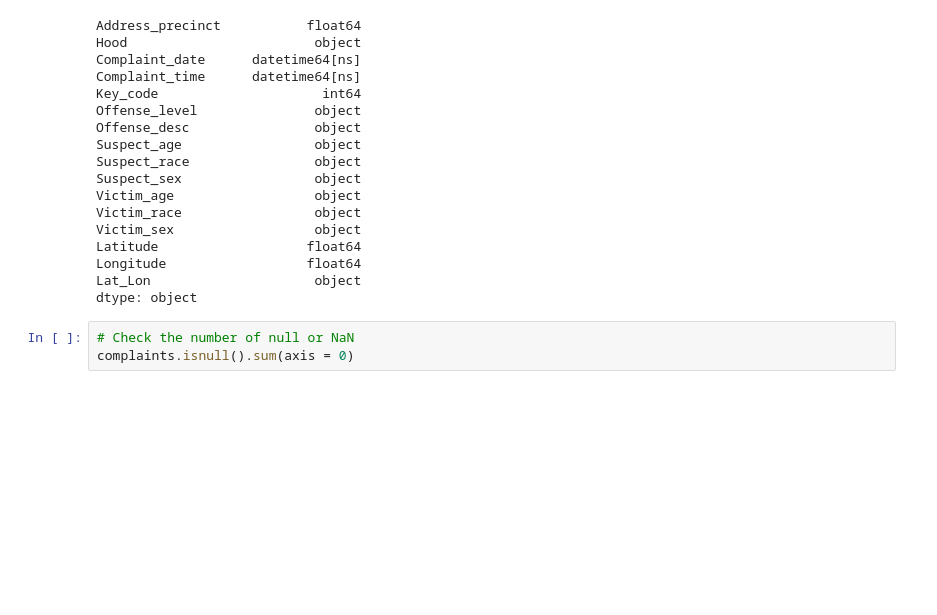
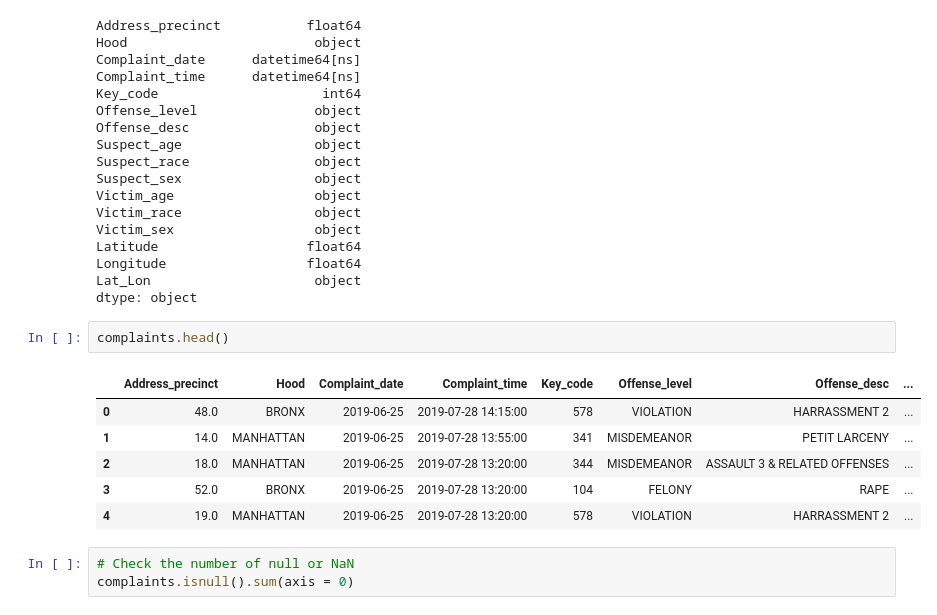
Before and after one commit to ta-data-bcn/Project-Week-5-Your-Own-Project, a Jupyter notebook: your-project/Police complaints cleaning.ipynb, the cells around one changed output. Saved outputs shown, nothing was run; the diff lists cells and outputs as text; blank space fills up the shorter version.

```diff
--- a/your-project/Police complaints cleaning.ipynb
+++ b/your-project/Police complaints cleaning.ipynb
@@ -178,6 +178,15 @@ Latitude                   float64
 Longitude                  float64
 Lat_Lon                     object
 dtype: object
+# %%
+complaints.head()
+# %% [output]
+|  | Address_precinct | Hood | Complaint_date | Complaint_time | Key_code | Offense_level | Offense_desc | ... |
+| 0 | 48.0 | BRONX | 2019-06-25 | 2019-07-28 14:15:00 | 578 | VIOLATION | HARRASSMENT 2 | ... |
+| 1 | 14.0 | MANHATTAN | 2019-06-25 | 2019-07-28 13:55:00 | 341 | MISDEMEANOR | PETIT LARCENY | ... |
+| 2 | 18.0 | MANHATTAN | 2019-06-25 | 2019-07-28 13:20:00 | 344 | MISDEMEANOR | ASSAULT 3 & RELATED OFFENSES | ... |
+| 3 | 52.0 | BRONX | 2019-06-25 | 2019-07-28 13:20:00 | 104 | FELONY | RAPE | ... |
+| 4 | 19.0 | MANHATTAN | 2019-06-25 | 2019-07-28 13:20:00 | 578 | VIOLATION | HARRASSMENT 2 | ... |
 # %%
 # Check the number of null or NaN
 complaints.isnull().sum(axis = 0)
```
Also changed, not shown: 1 other file.
